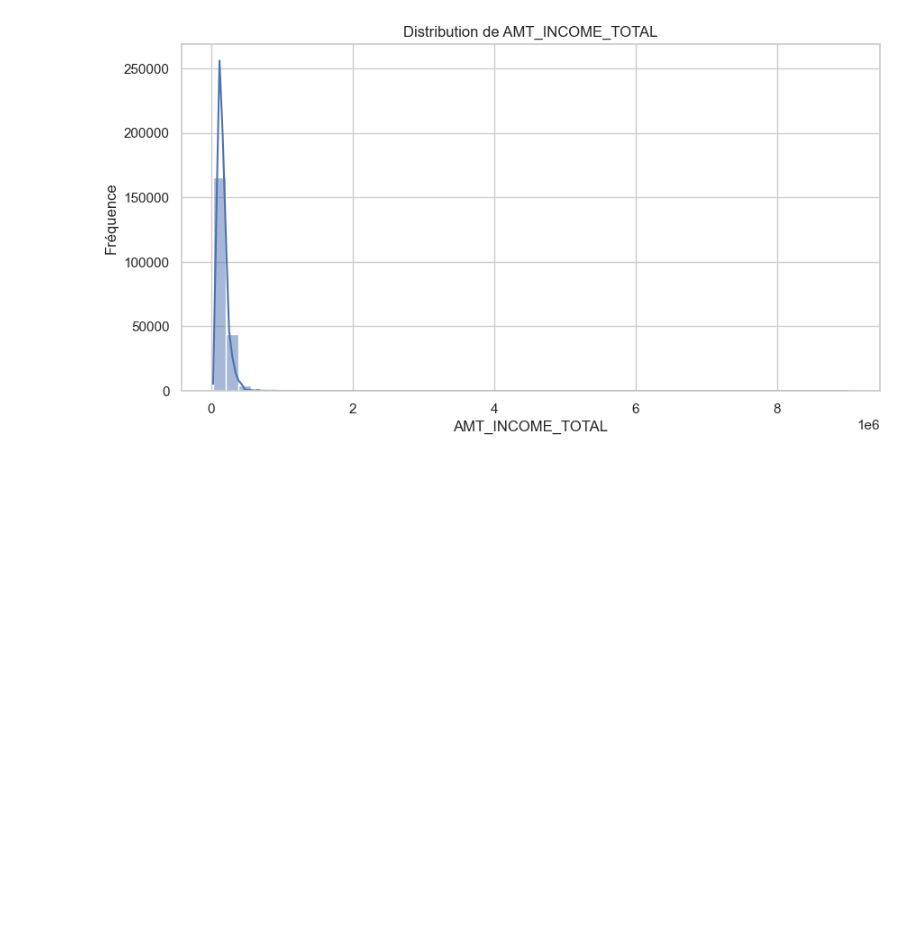
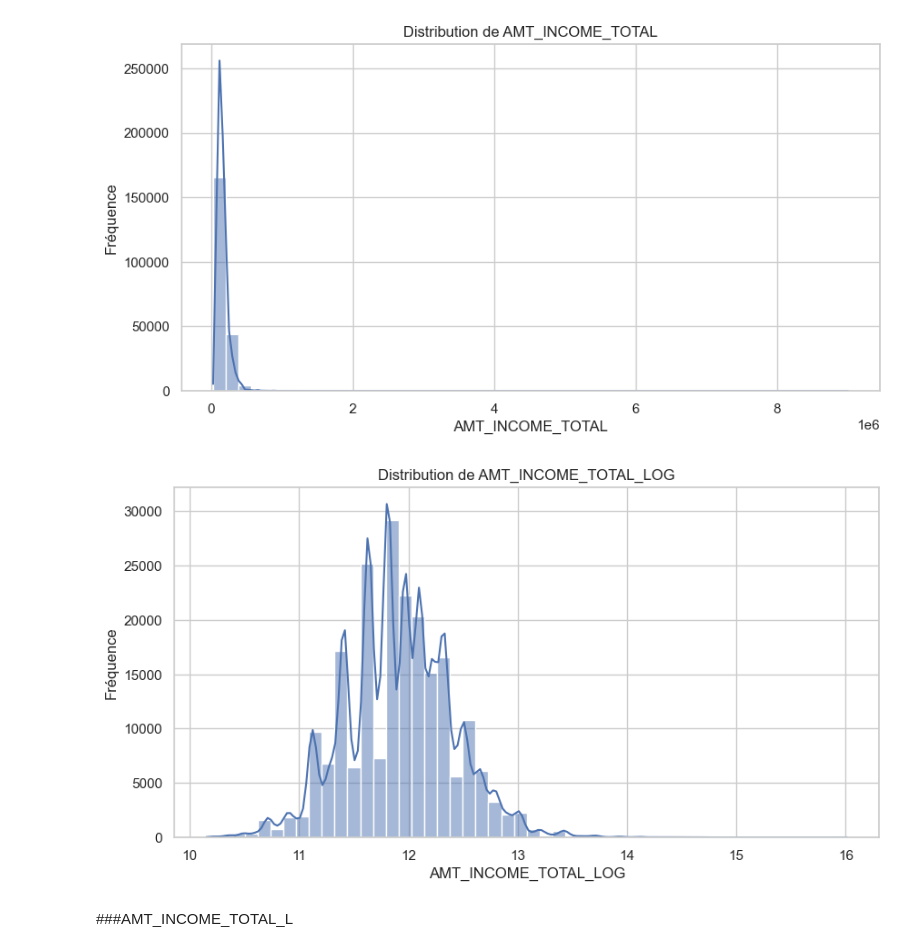
Before and after one commit to TheEngHamza/CreditRisk_HomeCredit, a Jupyter notebook: notebooks/01_EDA.ipynb, the cells around one changed output. Saved outputs shown, nothing was run; the diff lists cells and outputs as text; code cells hidden in the pictures; blank space fills up the shorter version.

```diff
--- a/notebooks/01_EDA.ipynb
+++ b/notebooks/01_EDA.ipynb
@@ -232,3 +236,16 @@ plt.ylabel('Fréquence')
 plt.show()
 # %% [output]
 [figure]
+# %%
+df["AMT_INCOME_TOTAL_LOG"] = np.log1p(df["AMT_INCOME_TOTAL"])
+# %%
+plt.figure(figsize=(10,5))
+sns.histplot(df["AMT_INCOME_TOTAL_LOG"], bins=50, kde=True)  # kde=True ajoute la courbe de densité
+plt.title(f'Distribution de AMT_INCOME_TOTAL_LOG')
+plt.xlabel("AMT_INCOME_TOTAL_LOG")
+plt.ylabel('Fréquence')
+plt.show()
+# %% [output]
+[figure, added]
+# %% [markdown]
+###AMT_INCOME_TOTAL_L
```
Also changed, not shown: parts of 12 cells of this notebook.
